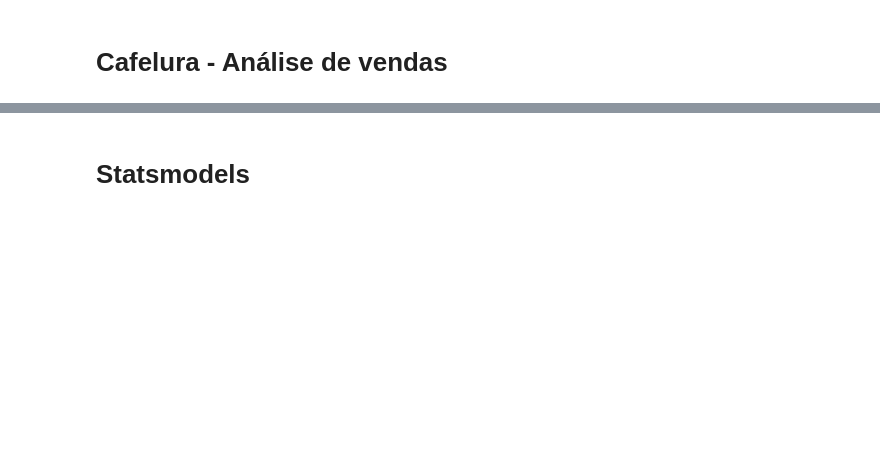
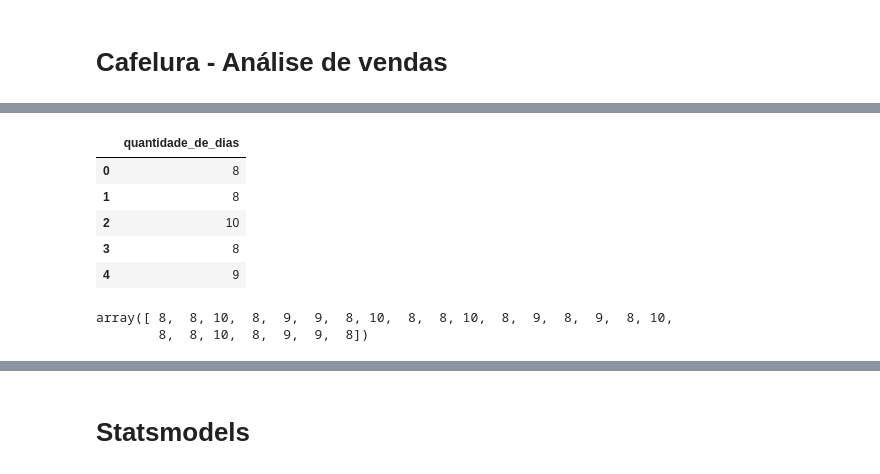
Before and after one commit to devluz2023/serie_temporal, a Jupyter notebook: serie.ipynb, the cells around one changed output, grey strips where cells are left out. Drawn from its saved outputs; the diff is of its cells as text; code cells hidden in the pictures; blank space fills up the shorter version.

```diff
--- a/serie.ipynb
+++ b/serie.ipynb
@@ -311,8 +454,18 @@ plotar('Vendas da Cafelura de 2017 e 2018', 'Tempo', 'Vendas',
 # %%
-quantidade_de_dias_de_fds = pd.read_csv('dias_final_de_semana.csv')
+quantidade_de_dias_de_fds = pd.read_csv('serie_temporal/dias_final_de_semana.csv')
 quantidade_de_dias_de_fds.head()
+# %% [output]
+|  | quantidade_de_dias |
+| 0 | 8 |
+| 1 | 8 |
+| 2 | 10 |
+| 3 | 8 |
+| 4 | 9 |
 # %%
 quantidade_de_dias_de_fds['quantidade_de_dias'].values
+# %% [output]
+array([ 8,  8, 10,  8,  9,  9,  8, 10,  8,  8, 10,  8,  9,  8,  9,  8, 10,
+        8,  8, 10,  8,  9,  9,  8])
 # %%
 cafelura['vendas_normalizadas'] = cafelura['vendas'] / quantidade_de_dias_de_fds['quantidade_de_dias'].values
 cafelura.head()
```
Also changed, not shown: parts of 49 cells of this notebook.
